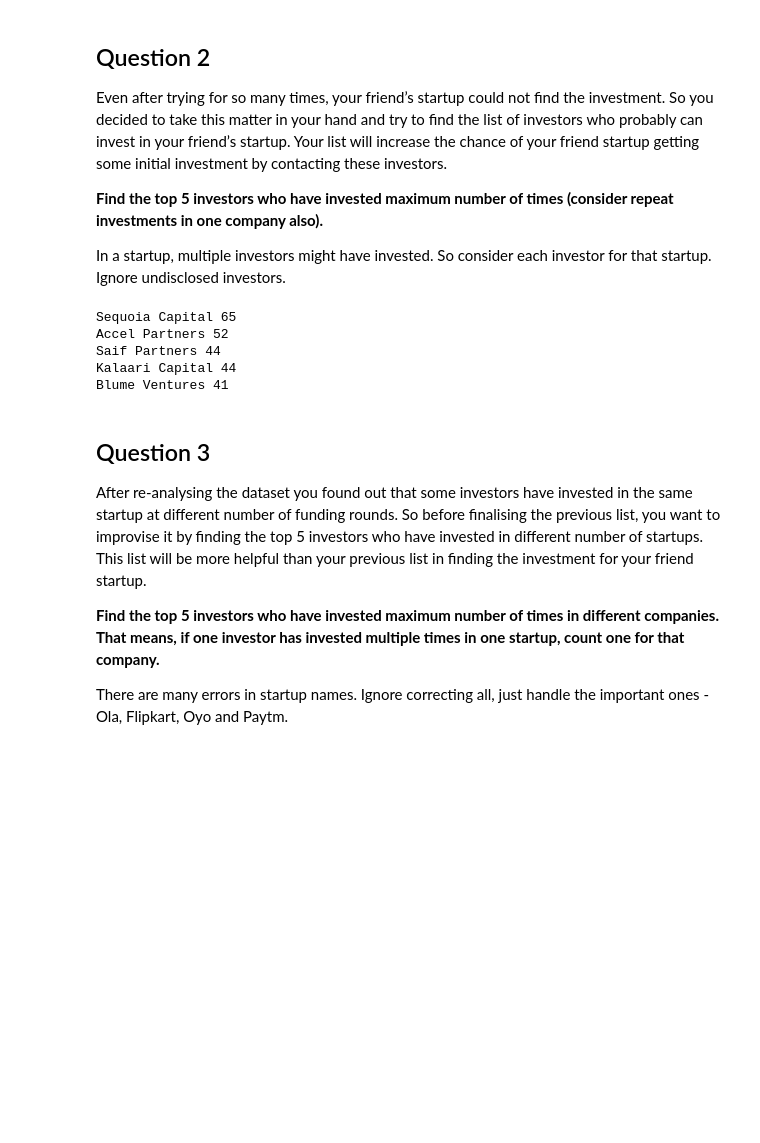
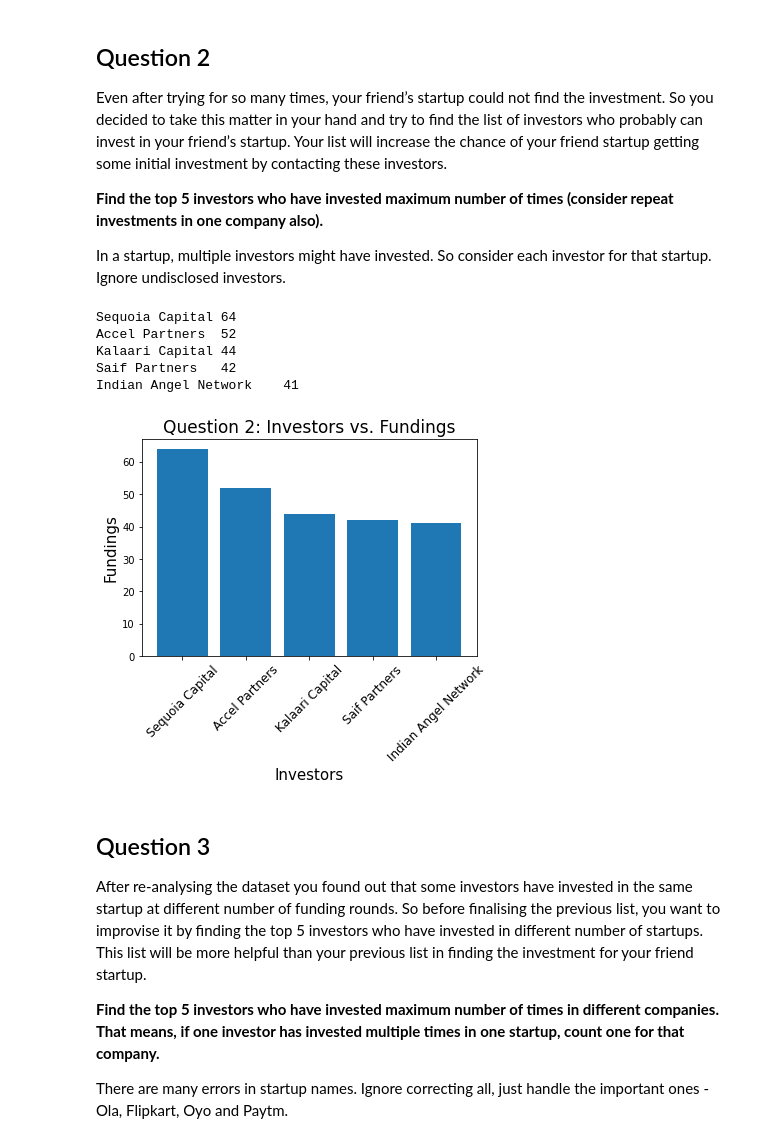
Before and after one commit to Xicoat/DataScienceCourse, a Jupyter notebook: Project_1_CaseStudy/CaseStudyPt2.ipynb, the cells around one changed output. Saved outputs shown, nothing was run; the diff lists cells and outputs as text; code cells hidden in the pictures; blank space fills up the shorter version.

```diff
--- a/Project_1_CaseStudy/CaseStudyPt2.ipynb
+++ b/Project_1_CaseStudy/CaseStudyPt2.ipynb
@@ -54,23 +58,31 @@ In a startup, multiple investors might have invested. So consider each investor
 # %%
 df = data.copy()
 investors = df.loc[:, 'InvestorsName']
 
 investors.dropna(inplace=True)
 investors = investors.str.split(',').explode()
-investors = investors.replace('\.$', '', regex=True).str.strip().str.title()
+investors = investors.str.strip().str.title()
 investors = investors[~investors.str.contains('Undisclosed')]
 
 investors = investors.value_counts().reset_index()
 investors.rename(columns={'index':'InvestorsName', 'InvestorsName':'Count'}, inplace=True)
+investors = investors[0:5]
 
-for index, row in investors[0:5].iterrows():
-    print(row['InvestorsName'], row['Count'])
+for index, row in investors.iterrows():
+    print('{}\t{}'.format(row['InvestorsName'], row['Count']))
+plt.bar(investors.loc[:, 'InvestorsName'],  investors.loc[:, 'Count'])
+plt.title('Question 2: Investors vs. Fundings', fontsize=17)
+plt.xlabel('Investors', fontsize=15)
+plt.ylabel('Fundings', fontsize=15)
+plt.xticks(rotation=45 , fontsize=12)
+plt.show()
 # %% [output]
-Sequoia Capital 65
-Accel Partners 52
-Saif Partners 44
+Sequoia Capital 64
+Accel Partners  52
 Kalaari Capital 44
-Blume Ventures 41
+Saif Partners   42
+Indian Angel Network    41
+[figure, added]
 # %% [markdown]
 ## Question 3
 After re-analysing the dataset you found out that some investors have invested in the same startup at different number of funding rounds. So before finalising the previous list, you want to improvise it by finding the top 5 investors who have invested in different number of startups. This list will be more helpful than your previous list in finding the investment for your friend startup.
```
Also changed, not shown: parts of 9 cells of this notebook, 4 other files.
